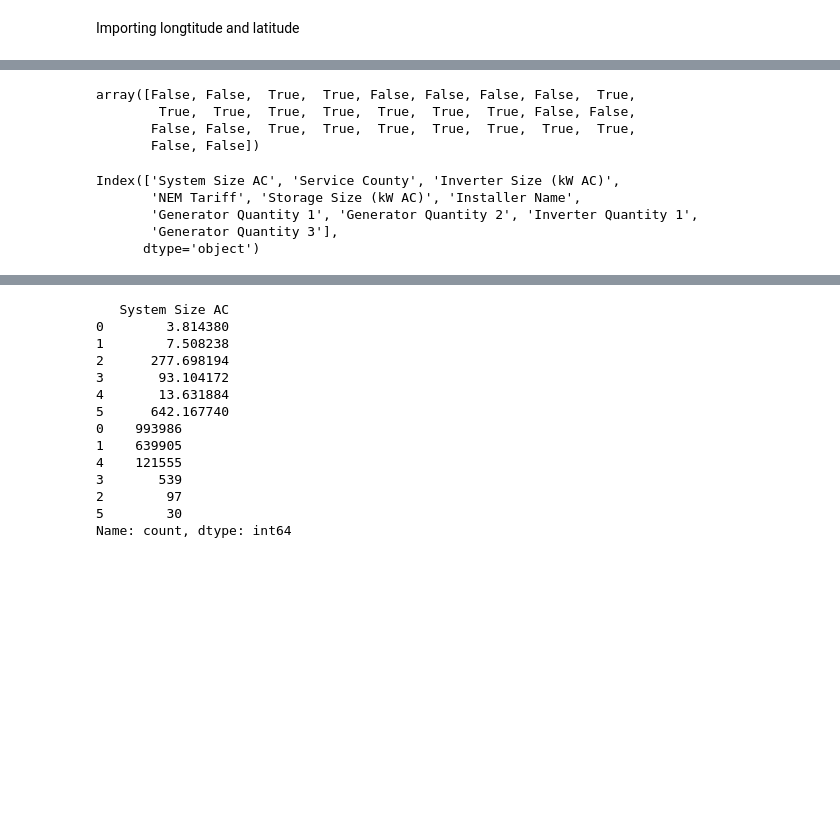
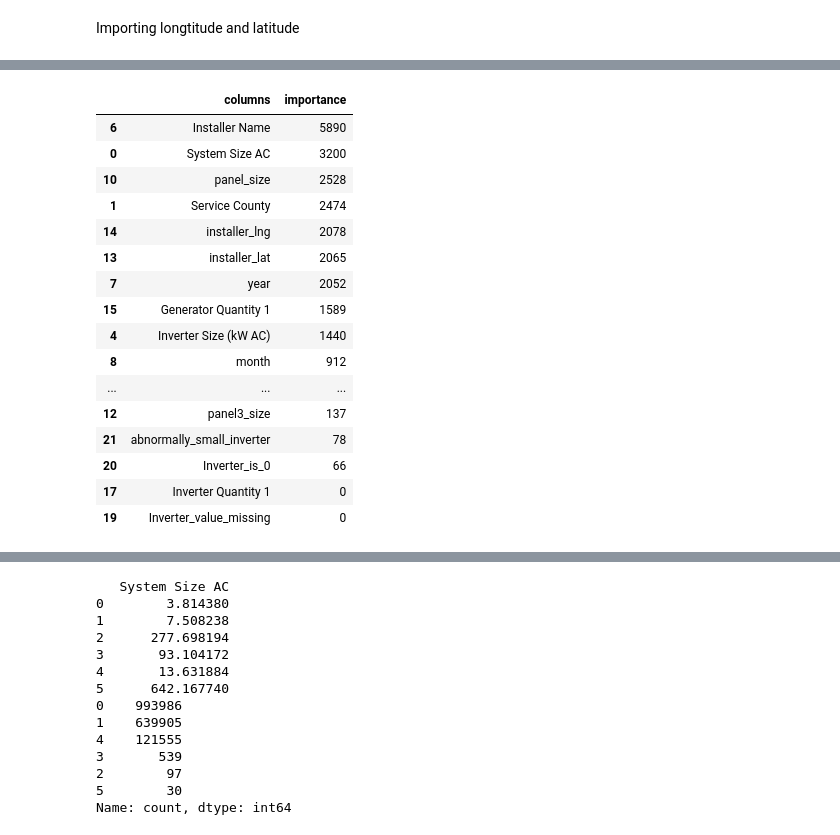
Before and after one commit to jiadiz/Pricing-after-Predicting-Competitor-Prices, a Jupyter notebook: Pricing Project.ipynb, the cells around one changed output, grey strips where cells are left out. Drawn from its saved outputs; the diff is of its cells as text; code cells hidden in the pictures; blank space fills up the shorter version.

```diff
--- a/Pricing Project.ipynb
+++ b/Pricing Project.ipynb
@@ -913,0 +590,38 @@ Training model for 30.0% quantile
+# %%
+import lightgbm as lgb
+from sklearn.model_selection import train_test_split
+
+# Assuming exp_data is defined and has the required columns
+y = exp_data[y_column]
+X = exp_data.drop([y_column], axis=1)
+
+# Make sure categorical_features is defined correctly
+categorical_features = ['Service County', 'Installer Name','Inverter_value_missing',
+                                                                'Itc_value_missing','weird_itc', 'Inverter_is_0',
+                                                                'abnormally_small_inverter']
+
+X_train, X_test, y_train, y_test = train_test_split(X, y, test_size=0.1)
+
+
+params = {
+    'metric': 'rmse',
+    'boosting_type': 'gbdt',
+    'learning_rate': 0.05,
+    'n_estimators': 1000,
+    'lambda_l2': 1,
+    'categorical_feature': categorical_features
+}
+
+mean_model = lgb.LGBMRegressor(**params)
+mean_model.fit(X_train, y_train)
+
+quantiles = np.linspace(0.05, 0.95, 19)
+models = {}
+
+for q in quantiles:
+    print(f"Training model for {q * 100}% quantile")
+    params['objective'] = 'quantile'
+    params['alpha'] = q
+    model = lgb.LGBMRegressor(**params)
+    model.fit(X_train, y_train)
+    models[f"quantile_{int(q * 100)}"] = model
@@ -955,15 +672,0 @@ models
-# %%
-new_df.columns.isin(mean_model.feature_name_)
-# %% [output]
-array([False, False,  True,  True, False, False, False, False,  True,
-        True,  True,  True,  True,  True,  True,  True, False, False,
-       False, False,  True,  True,  True,  True,  True,  True,  True,
-       False, False])
-# %%
-X.columns[~X.columns.isin(models[f"quantile_{q}"].feature_name_)]
-# %% [output]
-Index(['System Size AC', 'Service County', 'Inverter Size (kW AC)',
-       'NEM Tariff', 'Storage Size (kW AC)', 'Installer Name',
-       'Generator Quantity 1', 'Generator Quantity 2', 'Inverter Quantity 1',
-       'Generator Quantity 3'],
-      dtype='object')
@@ -974,3 +673,23 @@ y = pd.Series(models[f"quantile_{q}"].feature_name_).str.replace('_',' ')
+# %%
+feature_importance
+# %% [output]
+|  | columns | importance |
+| 6 | Installer Name | 5890 |
+| 0 | System Size AC | 3200 |
+| 10 | panel_size | 2528 |
+| 1 | Service County | 2474 |
+| 14 | installer_lng | 2078 |
+| 13 | installer_lat | 2065 |
+| 7 | year | 2052 |
+| 15 | Generator Quantity 1 | 1589 |
+| 4 | Inverter Size (kW AC) | 1440 |
+| 8 | month | 912 |
+| ... | ... | ... |
+| 12 | panel3_size | 137 |
+| 21 | abnormally_small_inverter | 78 |
+| 20 | Inverter_is_0 | 66 |
+| 17 | Inverter Quantity 1 | 0 |
+| 19 | Inverter_value_missing | 0 |
 # %%
 X = exp_data.drop(['Cost/Watt'], axis = 1)
 feature_importance = pd.DataFrame({'columns': X.columns, 'importance':mean_model.feature_importances_}).sort_values('importance', ascending = False)[:]
```
Also changed, not shown: parts of 117 cells of this notebook.
